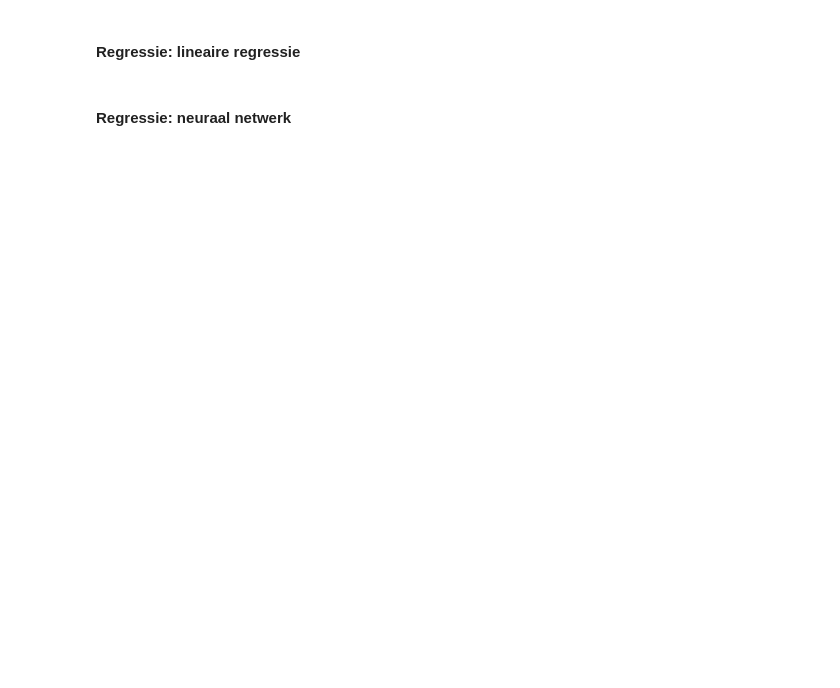
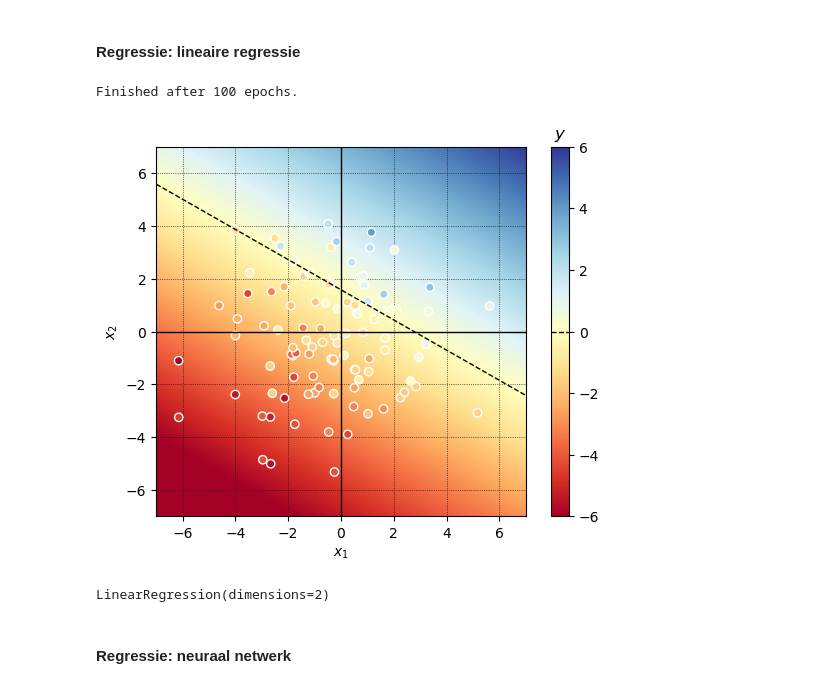
Before and after one commit to denniswiersma/AdvancedDatamining, a Jupyter notebook: final_assignment/Eindopdracht_v2223.1.ipynb, the cells around one changed output. Drawn from its saved outputs; the diff is of its cells as text; code cells hidden in the pictures; blank space fills up the shorter version.

```diff
--- a/final_assignment/Eindopdracht_v2223.1.ipynb
+++ b/final_assignment/Eindopdracht_v2223.1.ipynb
@@ -112,10 +155,14 @@ print(my_model)
 #### Regressie: lineaire regressie
 # %%
 xs, ys = data.linear('numeric', noise=1.0)
-my_model = model.LinearRegression(dim=2)
+my_model = model.LinearRegression(dimensions=2)
 my_model.fit(xs, ys)
 data.scatter(xs, ys, model=my_model)
 print(my_model)
+# %% [output]
+Finished after 100 epochs.
+[figure, added]
+LinearRegression(dimensions=2)
 # %% [markdown]
 #### Regressie: neuraal netwerk
 # %%
```
Also changed, not shown: parts of 30 cells of this notebook, 1 other file.
